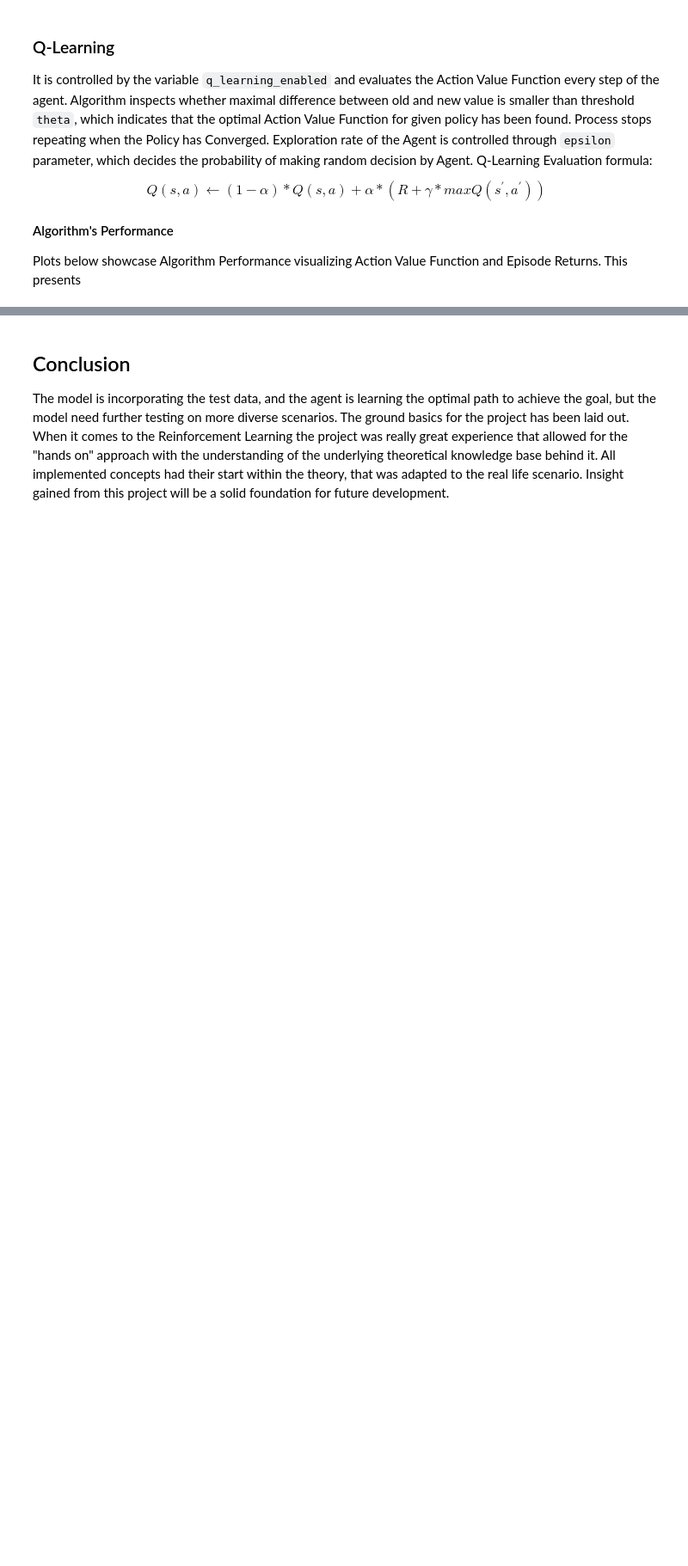
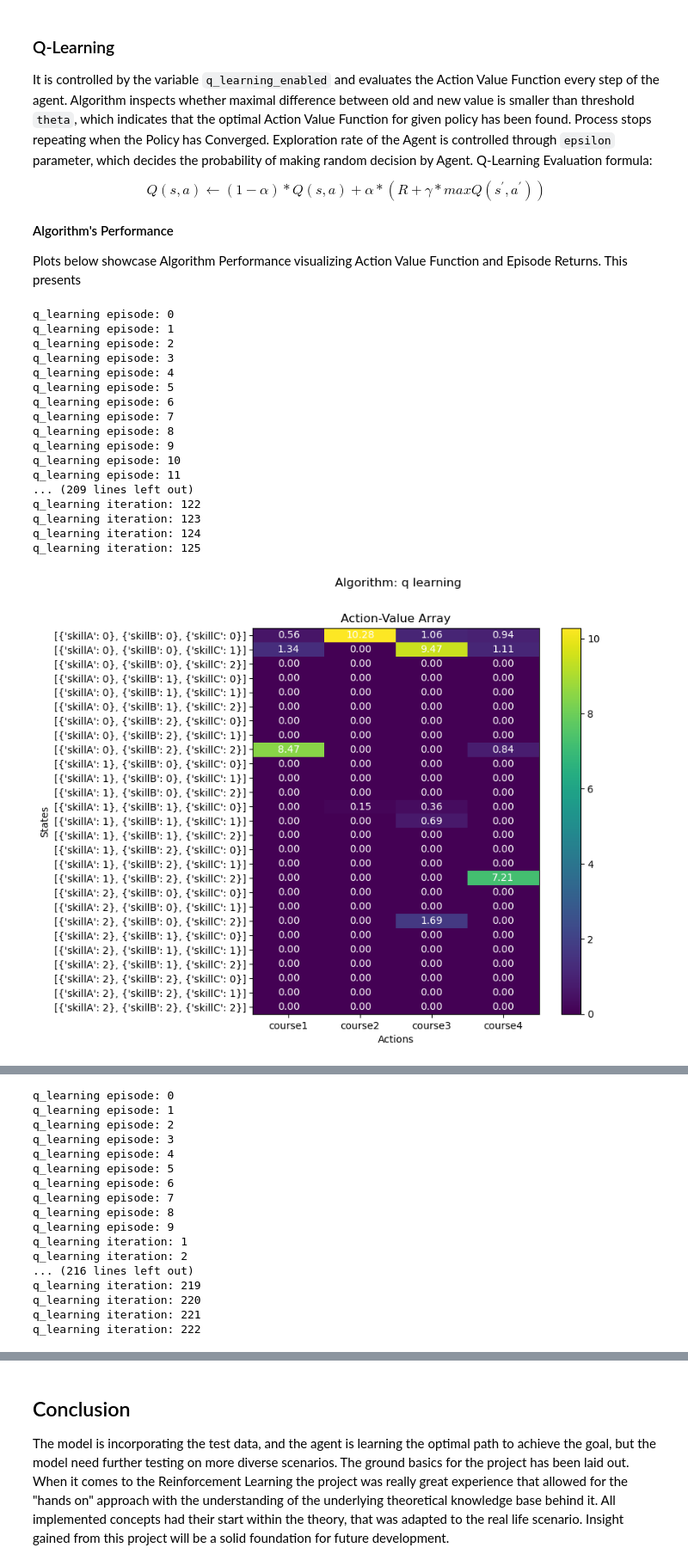
Before and after one commit to grzgm/deth-group-project, a Jupyter notebook: documentation/report.ipynb, the cells around one changed output, grey strips where cells are left out. Shown at 86% size. Cells and saved outputs as stored; diff of their text form; code cells hidden in the pictures; blank space fills up the shorter version.

```diff
--- a/documentation/report.ipynb
+++ b/documentation/report.ipynb
@@ -226,0 +702,8 @@ Plots below showcase Algorithm Performance visualizing Action Value Function and
+# %%
+# Example MOOC Dictionary
+mooc = {
+        "course1": [["skillA", 0, 1], ["skillB", 0, 1]],
+        "course2": [["skillA", 0, 0], ["skillC", 0, 1]],
+        "course3": [["skillB", 1, 2], ["skillC", 1, 2]],
+        "course4": [["skillA", 1, 2], ["skillC", 1, 2]]
+}
@@ -227,3 +736,15 @@ Plots below showcase Algorithm Performance visualizing Action Value Function and
+# %%
+# hyperparameters environment builder
+transition_probability_gamma = 0.1
+alpha_state_update = 5
+beta_state_update = 0.05
+student_learning_ability = 1
+
+# states, actions, transition_probabilities, rewards = builder()
+mdp = Mdp(mooc, transition_probability_gamma, alpha_state_update, beta_state_update,
+          student_learning_ability)
+
+solver = Solver(mdp)
 # %%
 # dynamic programming
 solver.solve_with_dynamic_programming(theta=0.000001, gamma=0.9)
@@ -243,29 +783,48 @@ Plots below showcase Algorithm Performance visualizing Action Value Function and
 # %%
 # q-learning
 solver.reset_solver()
 solver.solve_with_q_learning(True, True,
-                             episodes=10,
-                             theta=0.052,
-                             max_steps_in_episode=1000,
+                             episodes=100,
+                             theta=0.03,
+                             max_steps_in_episode=6,
                              start_state_index=0,
                              alpha=0.04,
-                             epsilon=0.00,
+                             epsilon=0.05,
                              gamma=0.9,
-                             cost_of_living=0
+                             cost_of_living=-0.5
                              )
 solver.create_plot_of_action_value_array()
 solver.create_plot_of_episode_returns()
 
 solver.reset_solver()
 solver.solve_with_q_learning(True, True,
                              episodes=10,
                              theta=0.005,
                              max_steps_in_episode=1000,
                              start_state_index=0,
                              alpha=0.04,
                              epsilon=0.00,
                              gamma=0.9,
                              cost_of_living=0
                              )
 solver.create_plot_of_action_value_array()
 solver.create_plot_of_episode_returns()
+# %% [output]
+q_learning episode: 0
+q_learning episode: 1
+q_learning episode: 2
+q_learning episode: 3
+q_learning episode: 4
+q_learning episode: 5
+q_learning episode: 6
+q_learning episode: 7
+q_learning episode: 8
+q_learning episode: 9
+q_learning episode: 10
+q_learning episode: 11
+... (209 lines left out)
+q_learning iteration: 122
+q_learning iteration: 123
+q_learning iteration: 124
+q_learning iteration: 125
+[figure, added]
@@ -271,0 +832,17 @@ solver.create_plot_of_episode_returns()
+q_learning episode: 0
+q_learning episode: 1
+q_learning episode: 2
+q_learning episode: 3
+q_learning episode: 4
+q_learning episode: 5
+q_learning episode: 6
+q_learning episode: 7
+q_learning episode: 8
+q_learning episode: 9
+q_learning iteration: 1
+q_learning iteration: 2
+... (216 lines left out)
+q_learning iteration: 219
+q_learning iteration: 220
+q_learning iteration: 221
+q_learning iteration: 222
```
Also changed, not shown: parts of 9 cells of this notebook, 2 other files.
